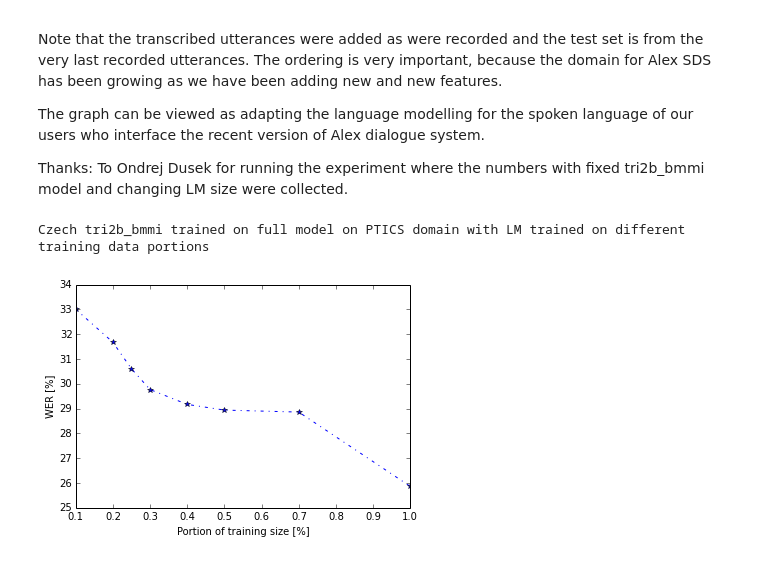
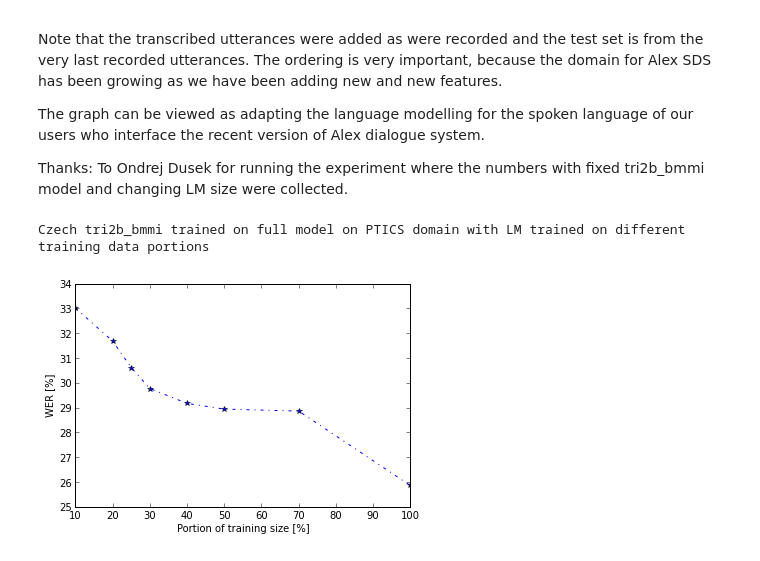
Before and after one commit to oplatek/pykaldi-partial-train-data, a Jupyter notebook: pykaldi-plot-partial.ipynb, the cells around one changed output. Saved outputs shown, nothing was run; the diff lists cells and outputs as text; code cells hidden in the pictures.

```diff
--- a/pykaldi-plot-partial.ipynb
+++ b/pykaldi-plot-partial.ipynb
@@ -101,12 +100,13 @@ interface the recent version of Alex dialogue system.
 Thanks: To Ondrej Dusek for running the experiment where the numbers with fixed tri2b_bmmi model and changing LM size were collected.
 # %%
 data_portions = [0.1, 0.2, 0.25, 0.3, 0.4, 0.5, 0.7, 1.0]
+data_portions = [100 * w for w in data_portions]
 noshuffled_data = [33.01, 31.68, 30.61, 29.77, 29.17, 28.94, 28.86, 25.86]
 print('Czech tri2b_bmmi trained on full model on PTICS domain with LM trained on different training data portions')
 plot(data_portions, noshuffled_data, '-.b*')
 ylabel('WER [%]')
 xlabel('Portion of training size [%]')
 savefig('partial-lm-tri2b-bmmi.ps', bbox_inches='tight')
 # %% [output]
 Czech tri2b_bmmi trained on full model on PTICS domain with LM trained on different training data portions
-[figure, old version]
+[figure, new version]
```
Also changed, not shown: parts of 3 cells of this notebook.
